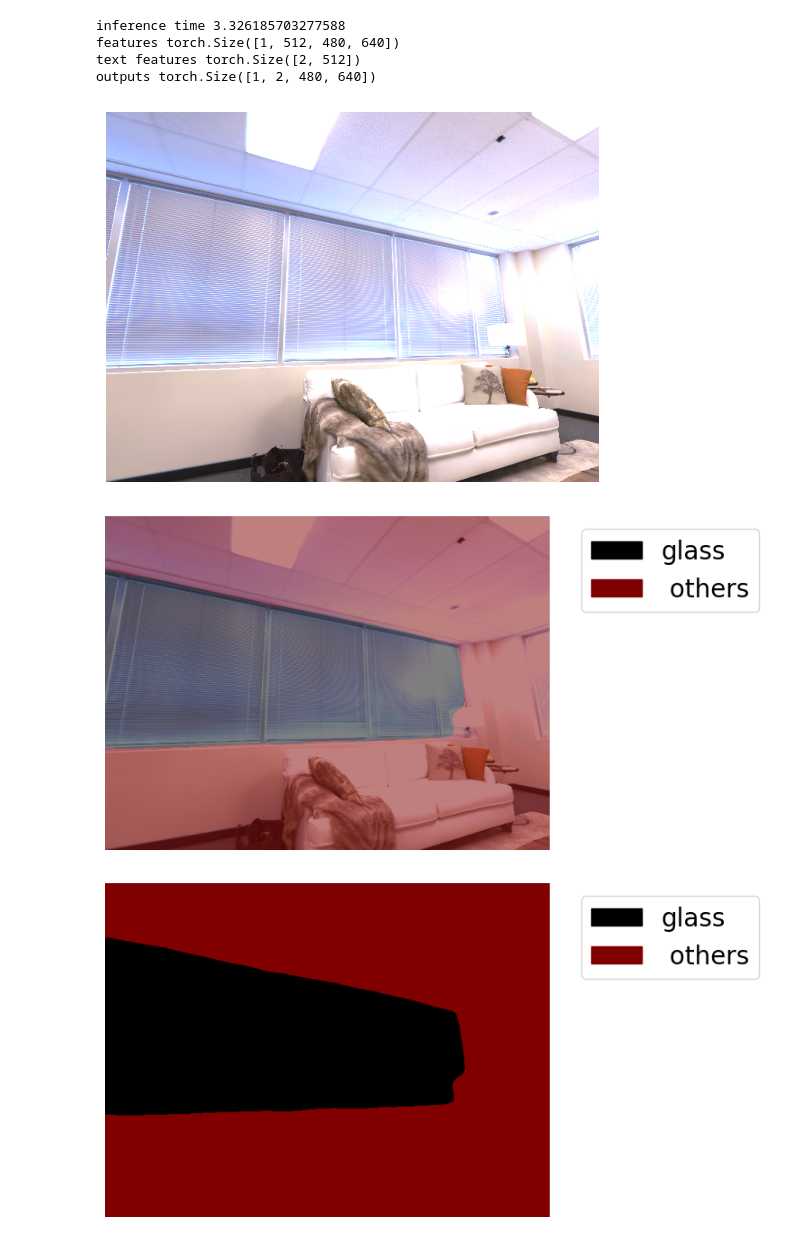
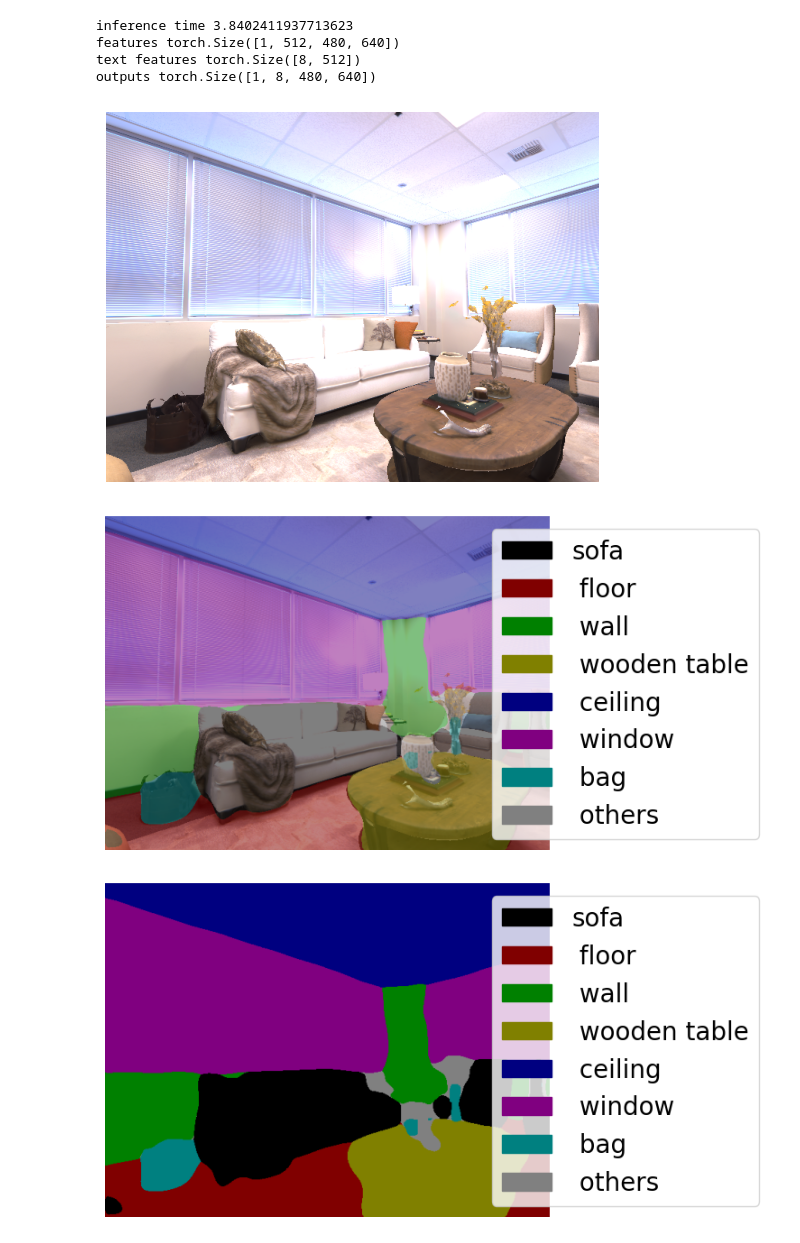
Before and after one commit to zubair-irshad/nerfstudio, a Jupyter notebook: LSeg/test.ipynb, the cells around one changed output. Saved outputs shown, nothing was run; the diff lists cells and outputs as text; code cells hidden in the pictures.

```diff
--- a/LSeg/test.ipynb
+++ b/LSeg/test.ipynb
@@ -124,10 +128,10 @@ images = []
 features = []
 imgdir = "/data/zubair/replica/room_0/rgb"
 
-out_img_feat_dir = "/data/zubair/replica/room_0/img_feat"
-out_img_feat_dir = "/data/zubair/replica/room_0/text_feat"
+# out_img_feat_dir = "/data/zubair/replica/room_0/img_feat"
+# out_img_feat_dir = "/data/zubair/replica/room_0/text_feat"
 
-os.makedirs(out_img_feat_dir, exists_ok = True)
+# os.makedirs(out_img_feat_dir, exists_ok = True)
 import time
 import os
 
@@ -141,8 +145,8 @@ img_paths = os.listdir(imgdir)
 
 for (k, img_name) in enumerate(tqdm(img_paths)):
 
-    # if k!=1:
-    #     continue
+    if k!=1:
+        continue
     print (k, img_name)
 
     img_path = os.path.join(imgdir, img_name)
@@ -161,7 +165,7 @@ for (k, img_name) in enumerate(tqdm(img_paths)):
 
     label_src = 'glass, others'
 
-    # label_src = 'sofa, others'
+    label_src = 'sofa, floor, wall, wooden table, ceiling, window, bag, others'
     labels = []
 
     lines = label_src.split(',')
@@ -200,7 +204,7 @@ MultiEvalModule: base_size 520, crop_size 480
-inference time 3.326185703277588
+inference time 3.8402411937713623
 features torch.Size([1, 512, 480, 640])
-text features torch.Size([2, 512])
-outputs torch.Size([1, 2, 480, 640])
+text features torch.Size([8, 512])
+outputs torch.Size([1, 8, 480, 640])
-[figure, old version]
+[figure, new version]
-[figure, old version]
+[figure, new version]
-[figure, old version]
+[figure, new version]
```
Also changed, not shown: parts of 4 cells of this notebook, 8 other files.
